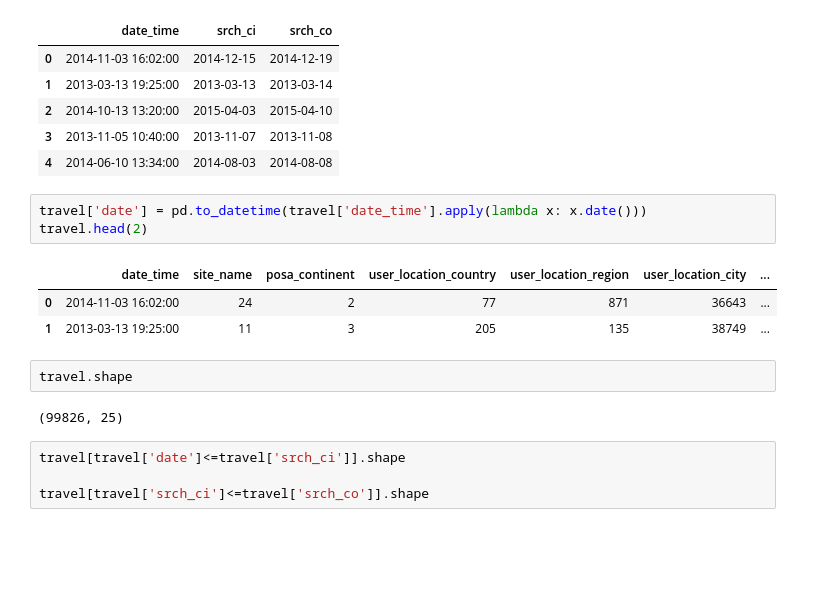
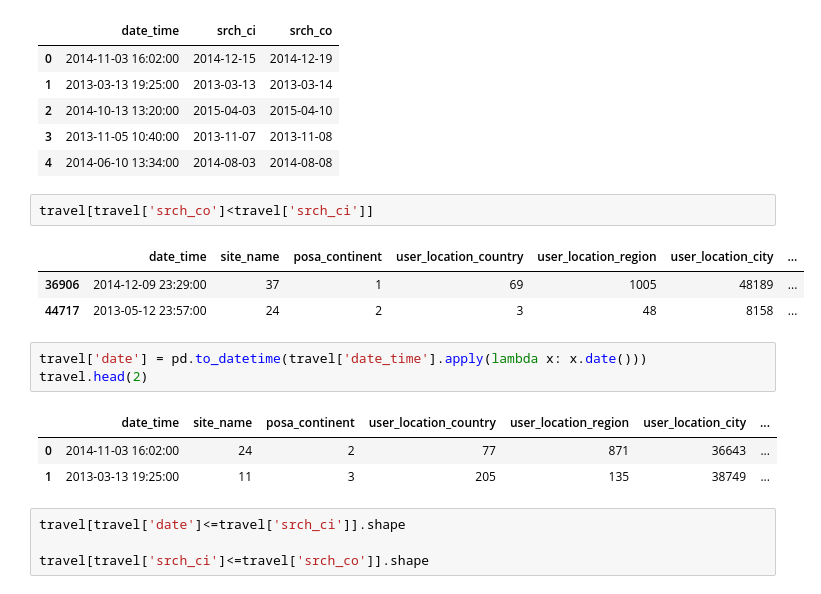
Before and after one commit to hovhannisyan91/aca, a Jupyter notebook: lab/python/notebooks/Session_14_clustering.ipynb, the cells around one changed output. Cells and saved outputs as stored; diff of their text form; blank space fills up the shorter version.

```diff
--- a/lab/python/notebooks/18_clustering.ipynb
+++ b/lab/python/notebooks/Session_14_clustering.ipynb
@@ -218,6 +213,12 @@ travel[['date_time','srch_ci','srch_co']].head()
 | 2 | 2014-10-13 13:20:00 | 2015-04-03 | 2015-04-10 |
 | 3 | 2013-11-05 10:40:00 | 2013-11-07 | 2013-11-08 |
 | 4 | 2014-06-10 13:34:00 | 2014-08-03 | 2014-08-08 |
+# %%
+travel[travel['srch_co']<travel['srch_ci']]
+# %% [output]
+|  | date_time | site_name | posa_continent | user_location_country | user_location_region | user_location_city | ... |
+| 36906 | 2014-12-09 23:29:00 | 37 | 1 | 69 | 1005 | 48189 | ... |
+| 44717 | 2013-05-12 23:57:00 | 24 | 2 | 3 | 48 | 8158 | ... |
 # %%
 travel['date'] = pd.to_datetime(travel['date_time'].apply(lambda x: x.date()))
 travel.head(2)
@@ -225,10 +226,6 @@ travel.head(2)
 |  | date_time | site_name | posa_continent | user_location_country | user_location_region | user_location_city | ... |
 | 0 | 2014-11-03 16:02:00 | 24 | 2 | 77 | 871 | 36643 | ... |
 | 1 | 2013-03-13 19:25:00 | 11 | 3 | 205 | 135 | 38749 | ... |
-# %%
-travel.shape
-# %% [output]
-(99826, 25)
 # %%
 travel[travel['date']<=travel['srch_ci']].shape
 
```
Also changed, not shown: parts of 10 cells of this notebook, 1 other file.
